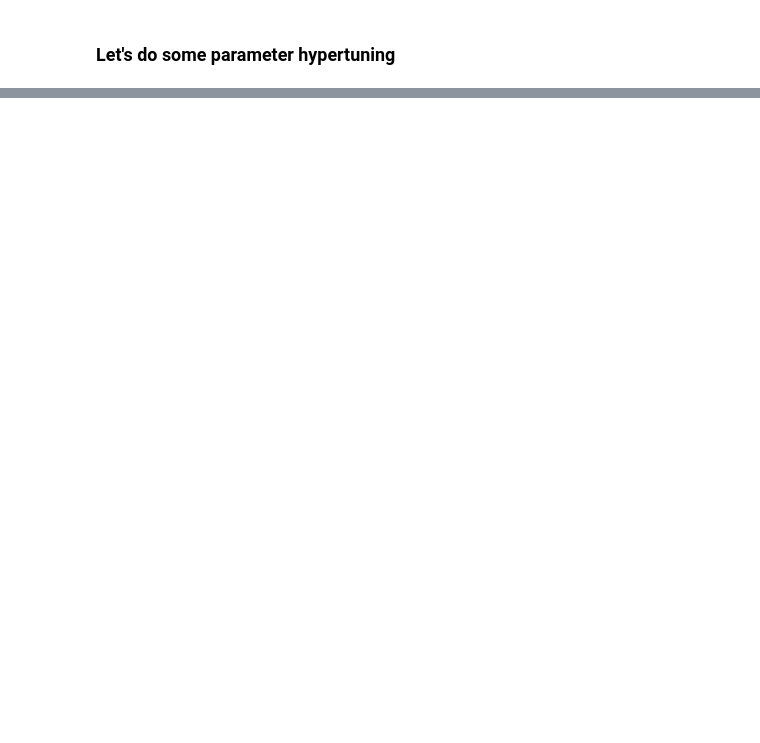
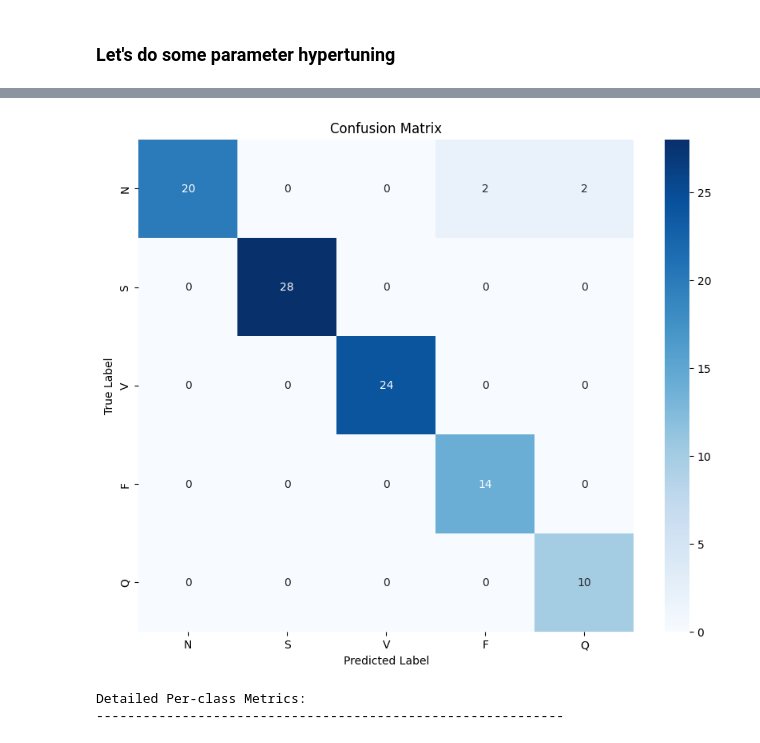
Before and after one commit to Predictive-Systems-Inc/artificially-intelligent, a Jupyter notebook: afib-predict/4c_find_best_model_mit_bih.ipynb, the cells around one changed output, grey strips where cells are left out. Drawn from its saved outputs; the diff is of its cells as text; code cells hidden in the pictures; blank space fills up the shorter version.

```diff
--- a/afib-predict/4c_find_best_model_mit_bih.ipynb
+++ b/afib-predict/4c_find_best_model_mit_bih.ipynb
@@ -630,0 +615,71 @@ plt.show()
+# %%
+from sklearn.metrics import classification_report, confusion_matrix
+import seaborn as sns
+import matplotlib.pyplot as plt
+
+def display_classification_results(y_true, y_pred, class_labels):
+    """
+    Display comprehensive classification results including:
+    1. Classification Report
+    2. Confusion Matrix Heatmap
+    3. Per-class and Macro-averaged Metrics
+    """
+    # 1. Classification Report
+    print("Classification Report:")
+    print("-" * 60)
+    print(classification_report(y_true, y_pred, target_names=class_labels))
+    print()
+
+    # 2. Confusion Matrix Heatmap
+    plt.figure(figsize=(10, 8))
+    conf_matrix = confusion_matrix(y_true, y_pred)
+    sns.heatmap(conf_matrix,
+                annot=True,
+                fmt='d',
+                cmap='Blues',
+                xticklabels=class_labels,
+                yticklabels=class_labels)
+    plt.title('Confusion Matrix')
+    plt.ylabel('True Label')
+    plt.xlabel('Predicted Label')
+    plt.show()
+
+    # 3. Per-class Metrics
+    print("Detailed Per-class Metrics:")
+    print("-" * 60)
+    conf_matrix_df = pd.DataFrame(conf_matrix,
+                                 index=class_labels,
+                                 columns=class_labels)
+
+    metrics = []
+    for i, class_name in enumerate(class_labels):
+        TP = conf_matrix_df.iloc[i, i]
+        FN = conf_matrix_df.iloc[i, :].sum() - TP
+        FP = conf_matrix_df.iloc[:, i].sum() - TP
+        TN = conf_matrix_df.values.sum() - (TP + FN + FP)
+
+        sensitivity = TP / (TP + FN) if (TP + FN) > 0 else 0
+        specificity = TN / (TN + FP) if (TN + FP) > 0 else 0
+        precision = TP / (TP + FP) if (TP + FP) > 0 else 0
+        f1 = 2 * (precision * sensitivity) / (precision + sensitivity) if (precision + sensitivity) > 0 else 0
+
+        metrics.append({
+            'Class': class_name,
+            'Sensitivity': sensitivity,
+            'Specificity': specificity,
+            'Precision': precision,
+            'F1-Score': f1
+        })
+
+    metrics_df = pd.DataFrame(metrics).set_index('Class')
+    metrics_df.loc['Macro Avg'] = metrics_df.mean()
+
+    # Round all numeric columns to 3 decimal places
+    metrics_df = metrics_df.round(3)
+
+    display(metrics_df)
+
+# Use the function
+class_labels = ['N', 'S', 'V', 'F', 'Q']
+display_classification_results(y_test, y_pred, class_labels)
+# %% [output]
@@ -630,0 +699,3 @@ plt.show()
+[figure, added]
+Detailed Per-class Metrics:
+------------------------------------------------------------
```
Also changed, not shown: parts of 30 cells of this notebook, 9 other files.
